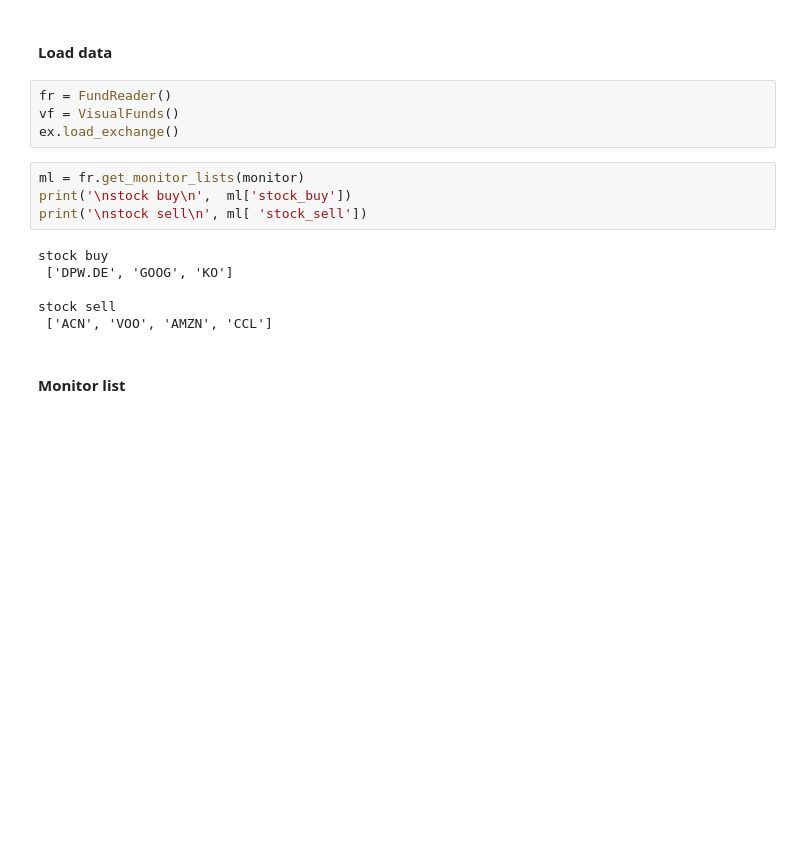
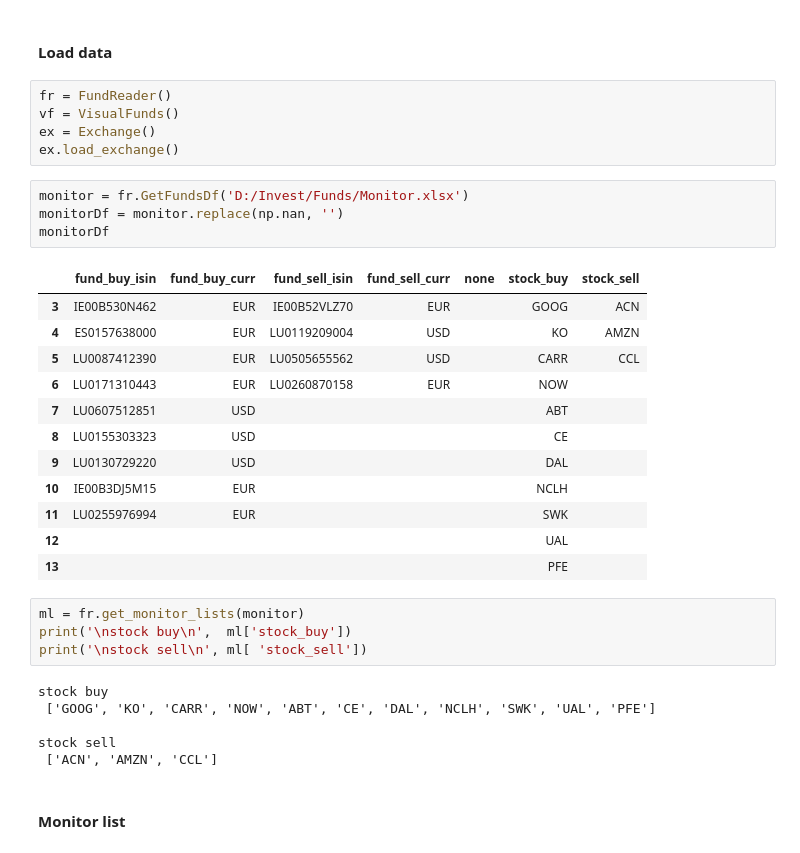
Before and after one commit to miltonluaces/trading, a Jupyter notebook: Monitor/stock_webmonitor.ipynb, the cells around one changed output. Cells and saved outputs as stored; diff of their text form; blank space fills up the shorter version.

```diff
--- a/Monitor/stock_webmonitor.ipynb
+++ b/Monitor/stock_webmonitor.ipynb
@@ -14,17 +14,35 @@ from trading.Stocks.exchange import Exchange
 # %%
 fr = FundReader()
 vf = VisualFunds()
+ex = Exchange()
 ex.load_exchange()
+# %%
+monitor = fr.GetFundsDf('D:/Invest/Funds/Monitor.xlsx')
+monitorDf = monitor.replace(np.nan, '')
+monitorDf
+# %% [output]
+|  | fund_buy_isin | fund_buy_curr | fund_sell_isin | fund_sell_curr | none | stock_buy | stock_sell |
+| 3 | IE00B530N462 | EUR | IE00B52VLZ70 | EUR |  | GOOG | ACN |
+| 4 | ES0157638000 | EUR | LU0119209004 | USD |  | KO | AMZN |
+| 5 | LU0087412390 | EUR | LU0505655562 | USD |  | CARR | CCL |
+| 6 | LU0171310443 | EUR | LU0260870158 | EUR |  | NOW |  |
+| 7 | LU0607512851 | USD |  |  |  | ABT |  |
+| 8 | LU0155303323 | USD |  |  |  | CE |  |
+| 9 | LU0130729220 | USD |  |  |  | DAL |  |
+| 10 | IE00B3DJ5M15 | EUR |  |  |  | NCLH |  |
+| 11 | LU0255976994 | EUR |  |  |  | SWK |  |
+| 12 |  |  |  |  |  | UAL |  |
+| 13 |  |  |  |  |  | PFE |  |
 # %%
 ml = fr.get_monitor_lists(monitor)
 print('\nstock buy\n',  ml['stock_buy'])
 print('\nstock sell\n', ml[ 'stock_sell'])
 # %% [output]
 stock buy
- ['DPW.DE', 'GOOG', 'KO']
+ ['GOOG', 'KO', 'CARR', 'NOW', 'ABT', 'CE', 'DAL', 'NCLH', 'SWK', 'UAL', 'PFE']
 
 stock sell
- ['ACN', 'VOO', 'AMZN', 'CCL']
+ ['ACN', 'AMZN', 'CCL']
 # %% [markdown]
 #### Monitor list
 # %%
```
Also changed, not shown: parts of 6 cells of this notebook, 6 other files.
